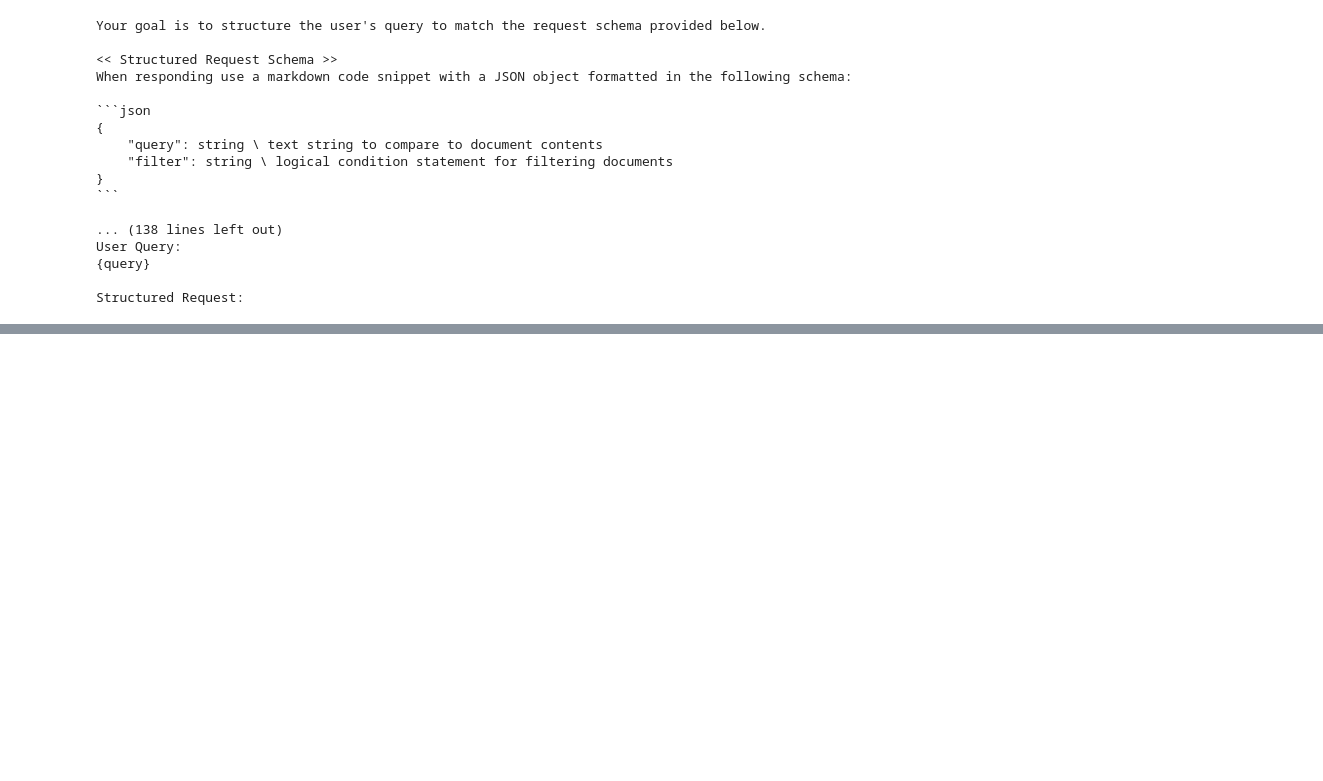
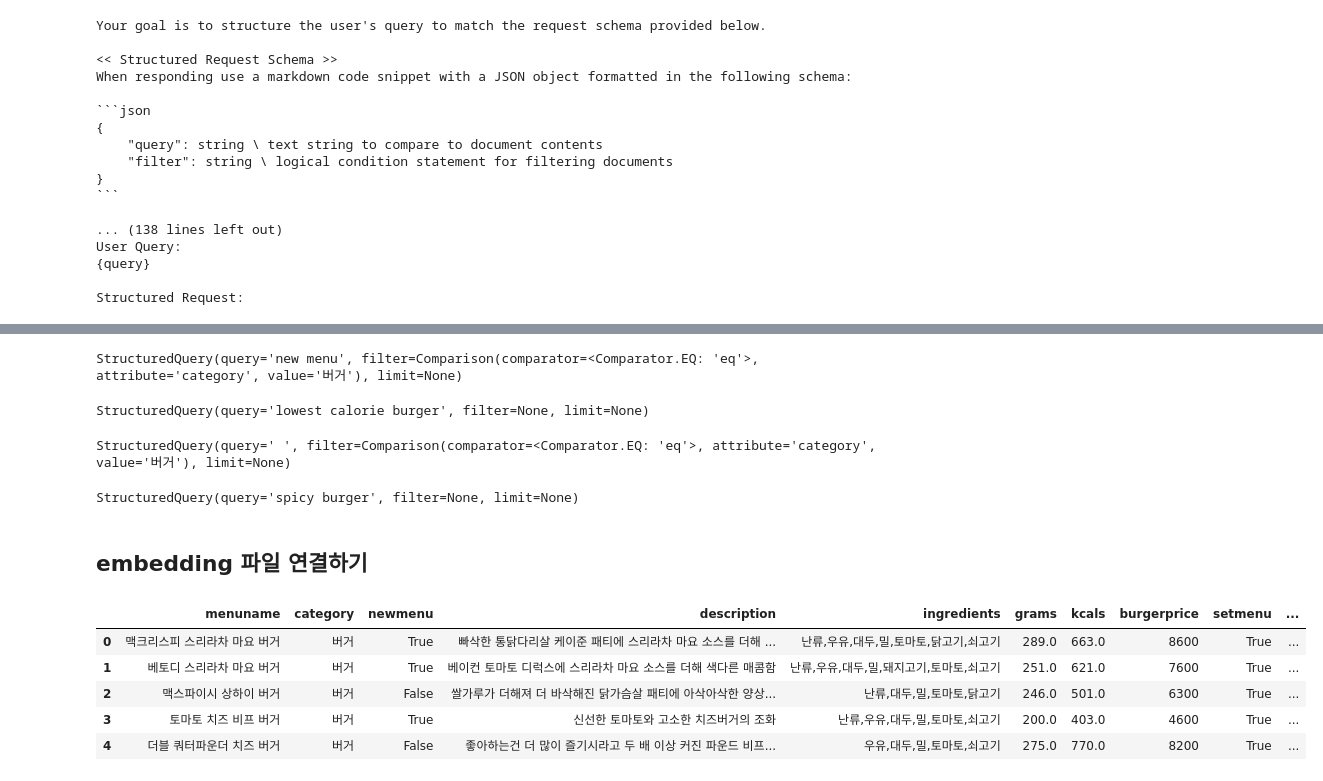
Before and after one commit to eueu29/modu_hackaton, a Jupyter notebook: LLM/McOrderbot_yj/custom_self_query.ipynb, the cells around one changed output, grey strips where cells are left out. Cells and saved outputs as stored; diff of their text form; code cells hidden in the pictures; blank space fills up the shorter version.

```diff
--- a/LLM/McOrderbot_yj/custom_self_query.ipynb
+++ b/LLM/McOrderbot_yj/custom_self_query.ipynb
@@ -137,3 +175,6 @@ data = pd.read_csv('MD_menu_cleaned.csv')
+# %%
+import pandas as pd
+data = pd.read_csv('/home/yoojin/ML/aiffel/HackaThon/modu_hackaton/LLM/files_yj/MD_menu_cleaned.csv')
 # %%
 from langchain_openai import ChatOpenAI
 
@@ -236,0 +340,27 @@ StructuredQuery(query='치킨', filter=None, limit=None)
+# %%
+chain.invoke({"query": "버거 중 신메뉴는 뭐가있어?"})
+# %% [output]
+StructuredQuery(query='new menu', filter=Comparison(comparator=<Comparator.EQ: 'eq'>, attribute='category', value='버거'), limit=None)
+# %%
+chain.invoke({"query": "열량이 제일 낮은 버거는 뭐야?"})
+# %% [output]
+StructuredQuery(query='lowest calorie burger', filter=None, limit=None)
+# %%
+chain.invoke({"query": "what is the lowest calorie burger?"})
+# %% [output]
+StructuredQuery(query=' ', filter=Comparison(comparator=<Comparator.EQ: 'eq'>, attribute='category', value='버거'), limit=None)
+# %%
+chain.invoke({"query": "recommend me a burger with spicy taste"})
+# %% [output]
+StructuredQuery(query='spicy burger', filter=None, limit=None)
+# %% [markdown]
+## embedding 파일 연결하기
+# %%
+data.head()
+# %% [output]
+|  | menuname | category | newmenu | description | ingredients | grams | kcals | burgerprice | setmenu | ... |
+| 0 | 맥크리스피 스리라차 마요 버거 | 버거 | True | 빠삭한 통닭다리살 케이준 패티에 스리라차 마요 소스를 더해 ... | 난류,우유,대두,밀,토마토,닭고기,쇠고기 | 289.0 | 663.0 | 8600 | True | ... |
+| 1 | 베토디 스리라차 마요 버거 | 버거 | True | 베이컨 토마토 디럭스에 스리라차 마요 소스를 더해 색다른 매콤함 | 난류,우유,대두,밀,돼지고기,토마토,쇠고기 | 251.0 | 621.0 | 7600 | True | ... |
+| 2 | 맥스파이시 상하이 버거 | 버거 | False | 쌀가루가 더해져 더 바삭해진 닭가슴살 패티에 아삭아삭한 양상... | 난류,대두,밀,토마토,닭고기 | 246.0 | 501.0 | 6300 | True | ... |
+| 3 | 토마토 치즈 비프 버거 | 버거 | True | 신선한 토마토와 고소한 치즈버거의 조화 | 난류,우유,대두,밀,토마토,쇠고기 | 200.0 | 403.0 | 4600 | True | ... |
+| 4 | 더블 쿼터파운더 치즈 버거 | 버거 | False | 좋아하는건 더 많이 즐기시라고 두 배 이상 커진 파운드 비프... | 우유,대두,밀,토마토,쇠고기 | 275.0 | 770.0 | 8200 | True | ... |
```
Also changed, not shown: parts of 27 cells of this notebook, 1 other file.
